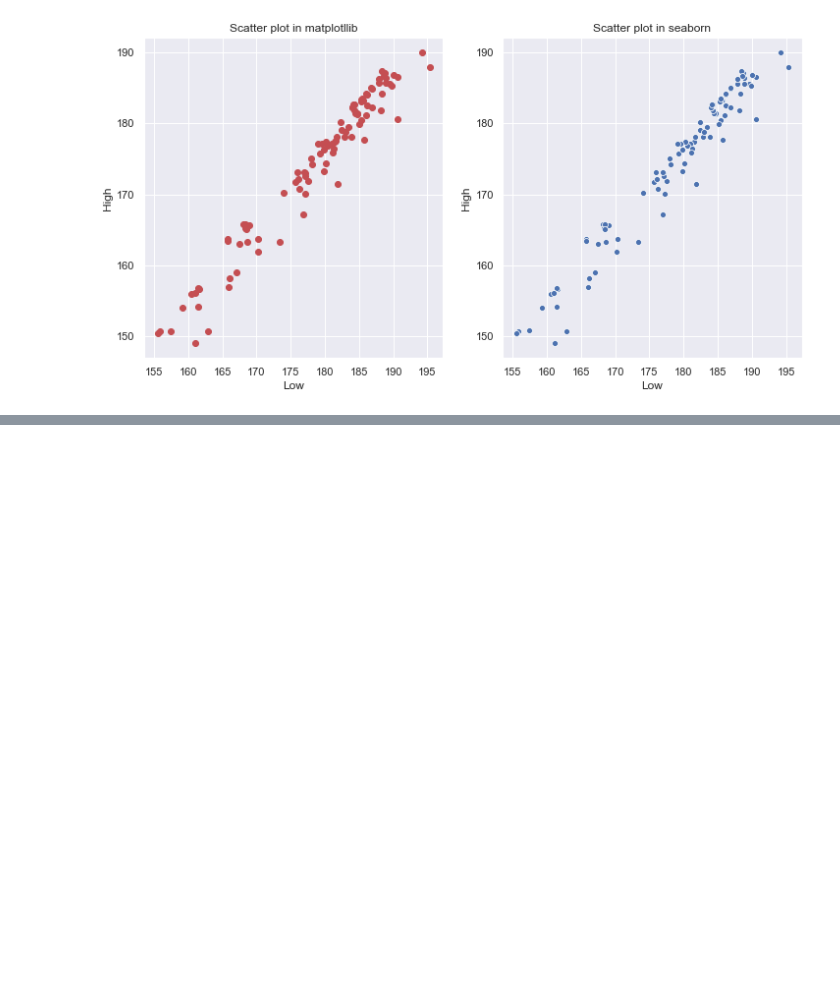
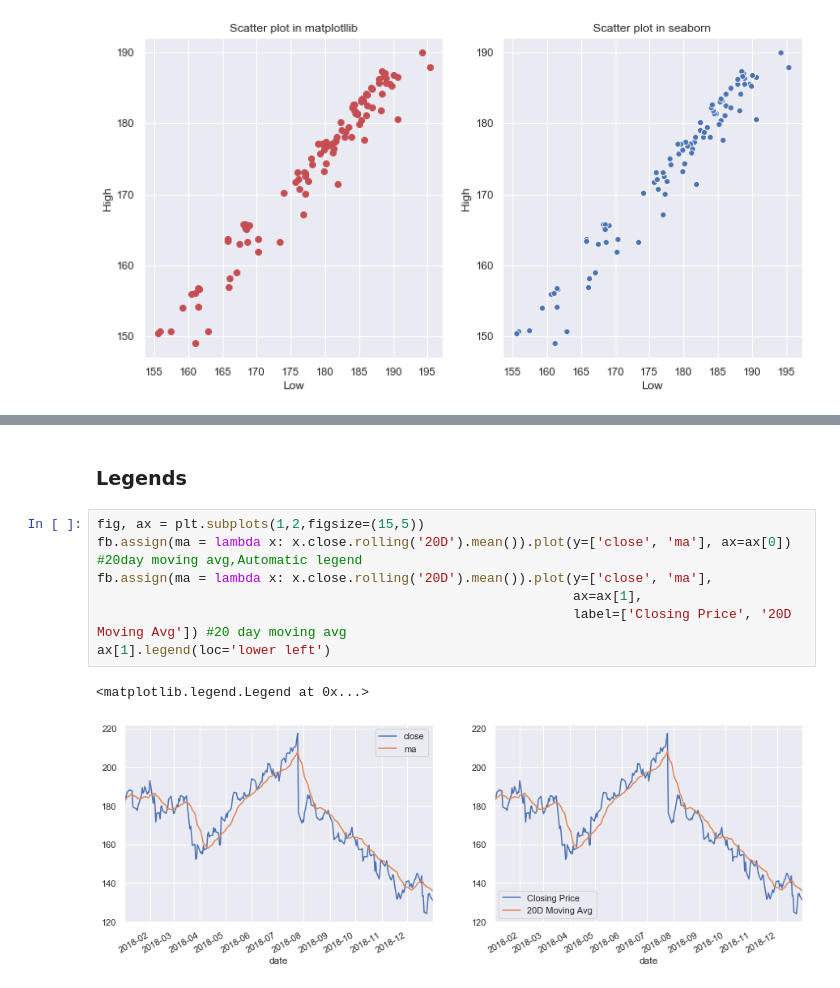
Before and after one commit to adityarj-pazuzu/Data-Visualization, a Jupyter notebook: Data Visualization using Matplotlib and Seaborn.ipynb, the cells around one changed output, grey strips where cells are left out. Saved outputs shown, nothing was run; the diff lists cells and outputs as text; blank space fills up the shorter version.

```diff
--- a/Data Visualization using Matplotlib and Seaborn.ipynb
+++ b/Data Visualization using Matplotlib and Seaborn.ipynb
@@ -412,0 +436,12 @@ Text(0.5, 0, 'Low')
+# %% [markdown]
+### Legends
+# %%
+fig, ax = plt.subplots(1,2,figsize=(15,5))
+fb.assign(ma = lambda x: x.close.rolling('20D').mean()).plot(y=['close', 'ma'], ax=ax[0]) #20day moving avg,Automatic legend
+fb.assign(ma = lambda x: x.close.rolling('20D').mean()).plot(y=['close', 'ma'],
+                                                             ax=ax[1],
+                                                             label=['Closing Price', '20D Moving Avg']) #20 day moving avg
+ax[1].legend(loc='lower left')
+# %% [output]
+<matplotlib.legend.Legend at 0x...>
+[figure, added]
```
Also changed, not shown: parts of 51 cells of this notebook.
